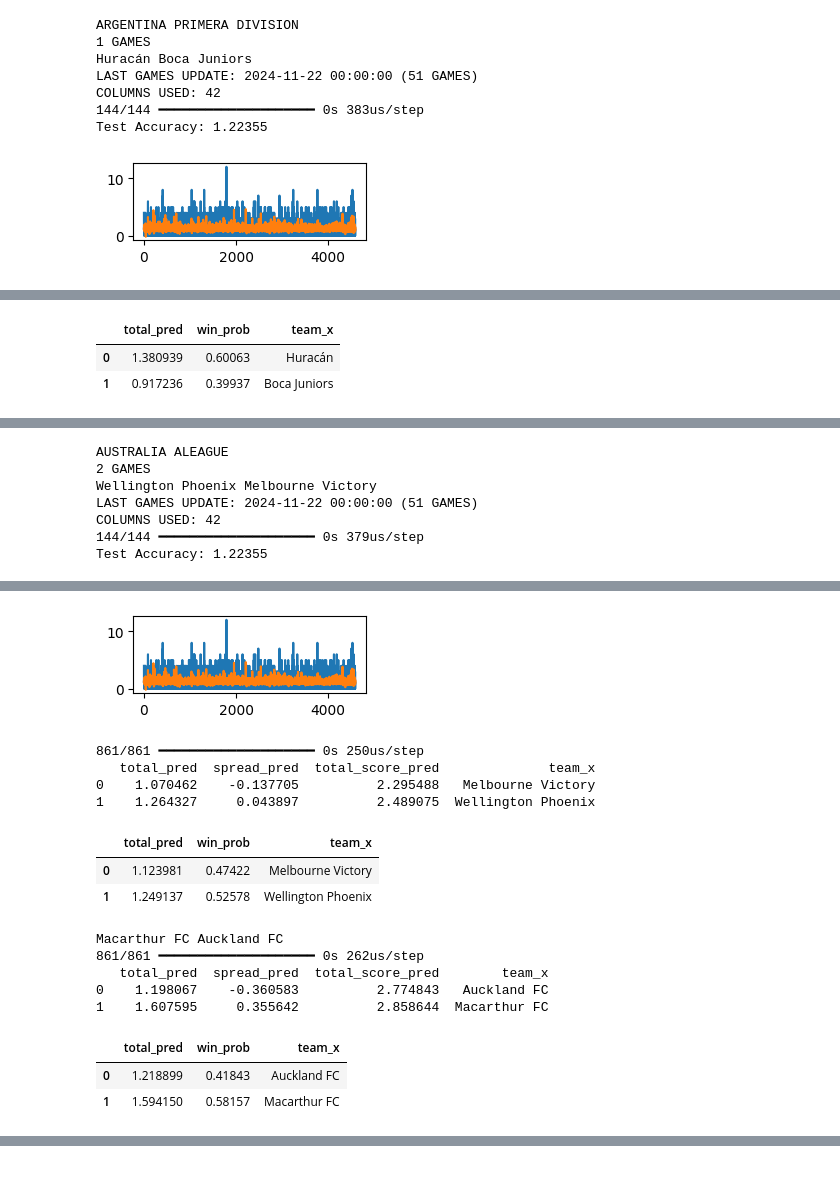
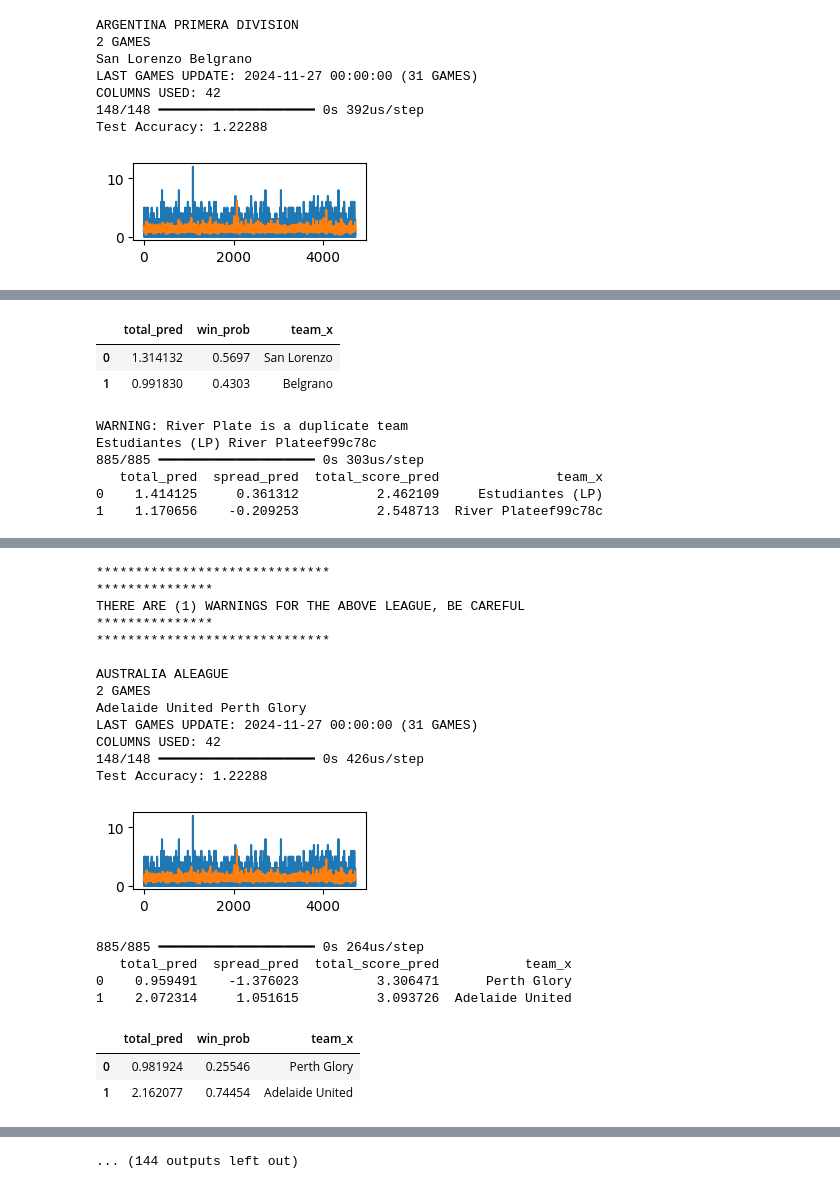
Before and after one commit to trevorscholz1/Portfolio, a Jupyter notebook: daily_lockz/models/soccer_predict.ipynb, the cells around one changed output, grey strips where cells are left out. Saved outputs shown, nothing was run; the diff lists cells and outputs as text; code cells hidden in the pictures.

```diff
--- a/daily_lockz/models/soccer_predict.ipynb
+++ b/daily_lockz/models/soccer_predict.ipynb
@@ -82,6 +82,10 @@ for SPORT in SPORTS:
         soccer_codes['Hannover 96'] = 'Hannover 96 II'
     if sport == 'ARGENTINA PRIMERA DIVISION':
         soccer_codes['Independiente'] = 'Independiente40bb0ce9'
+        soccer_codes['River Plate'] = 'River Plateef99c78c'
+    if sport == 'UEFA CHAMPS LEAGUE':
+        soccer_codes['Barcelona'] = 'Barcelona206d90db'
+        soccer_codes['Liverpool'] = 'Liverpool822bd0ba'
 
     for i, game in enumerate(games):
         commence_time = datetime.strptime(game['commence_time'], '%Y-%m-%dT%H:%M:%S%z')
@@ -336,39 +340,39 @@ for SPORT in SPORTS:
         simulations.at[i, 'a_logo'] = away_logo
         simulations.at[i, 'time'] = eastern_time
 
         if win_team == home_team:
             simulations.at[i, 'h_score'] = win_score
             simulations.at[i, 'a_score'] = lose_score
         elif lose_team == home_team:
             simulations.at[i, 'a_score'] = win_score
             simulations.at[i, 'h_score'] = lose_score
 
     simulations['datetime'] = pd.to_datetime(simulations['time'], format='%m/%d/%Y %I:%M %p')
     simulations = simulations.sort_values(by=['datetime', 'home_team']).reset_index(drop=True)
     simulations = simulations.drop(columns=['datetime'])
     display(simulations)
 
     if warnings > 0:
         print('******************************')
         print('***************')
-        print('THERE ARE WARNINGS FOR THE ABOVE LEAGUE, BE CAREFUL')
+        print(f"THERE ARE ({warnings}) WARNINGS FOR THE ABOVE LEAGUE, BE CAREFUL")
         print('***************')
-        print('******************************')
+        print('******************************\n')
 
     simulations = simulations.dropna()
     if not os.path.isfile('soccer_sims.csv'):
         simulations.to_csv('soccer_sims.csv', index=False)
     else:
         simulations.to_csv('soccer_sims.csv', mode='a', header=False, index=False)
     %reset -f
 
-# SKIP: FINLAND, IRELAND, FACUP
+# SKIP: FINLAND, IRELAND
 # %% [output]
 ARGENTINA PRIMERA DIVISION
-1 GAMES
-Huracán Boca Juniors
-LAST GAMES UPDATE: 2024-11-22 00:00:00 (51 GAMES)
+2 GAMES
+San Lorenzo Belgrano
+LAST GAMES UPDATE: 2024-11-27 00:00:00 (31 GAMES)
 COLUMNS USED: 42
-144/144 ━━━━━━━━━━━━━━━━━━━━ 0s 383us/step
-Test Accuracy: 1.22355
+148/148 ━━━━━━━━━━━━━━━━━━━━ 0s 392us/step
+Test Accuracy: 1.22288
-[figure, old version]
+[figure, new version]
@@ -379,3 +383,9 @@ Test Accuracy: 1.22355
 |  | total_pred | win_prob | team_x |
-| 0 | 1.380939 | 0.60063 | Huracán |
-| 1 | 0.917236 | 0.39937 | Boca Juniors |
+| 0 | 1.314132 | 0.5697 | San Lorenzo |
+| 1 | 0.991830 | 0.4303 | Belgrano |
+WARNING: River Plate is a duplicate team
+Estudiantes (LP) River Plateef99c78c
+885/885 ━━━━━━━━━━━━━━━━━━━━ 0s 303us/step
+   total_pred  spread_pred  total_score_pred               team_x
+0    1.414125     0.361312          2.462109     Estudiantes (LP)
+1    1.170656    -0.209253          2.548713  River Plateef99c78c
@@ -384,7 +394,0 @@ Test Accuracy: 1.22355
-AUSTRALIA ALEAGUE
-2 GAMES
-Wellington Phoenix Melbourne Victory
-LAST GAMES UPDATE: 2024-11-22 00:00:00 (51 GAMES)
-COLUMNS USED: 42
-144/144 ━━━━━━━━━━━━━━━━━━━━ 0s 379us/step
-Test Accuracy: 1.22355
@@ -391,16 +398,21 @@ Test Accuracy: 1.22355
+******************************
+***************
+THERE ARE (1) WARNINGS FOR THE ABOVE LEAGUE, BE CAREFUL
+***************
+******************************
+
+AUSTRALIA ALEAGUE
+2 GAMES
+Adelaide United Perth Glory
+LAST GAMES UPDATE: 2024-11-27 00:00:00 (31 GAMES)
+COLUMNS USED: 42
+148/148 ━━━━━━━━━━━━━━━━━━━━ 0s 426us/step
+Test Accuracy: 1.22288
-[figure, old version]
+[figure, new version]
-861/861 ━━━━━━━━━━━━━━━━━━━━ 0s 250us/step
-   total_pred  spread_pred  total_score_pred              team_x
-0    1.070462    -0.137705          2.295488   Melbourne Victory
-1    1.264327     0.043897          2.489075  Wellington Phoenix
-|  | total_pred | win_prob | team_x |
-| 0 | 1.123981 | 0.47422 | Melbourne Victory |
-| 1 | 1.249137 | 0.52578 | Wellington Phoenix |
-Macarthur FC Auckland FC
-861/861 ━━━━━━━━━━━━━━━━━━━━ 0s 262us/step
-   total_pred  spread_pred  total_score_pred        team_x
-0    1.198067    -0.360583          2.774843   Auckland FC
-1    1.607595     0.355642          2.858644  Macarthur FC
+885/885 ━━━━━━━━━━━━━━━━━━━━ 0s 264us/step
+   total_pred  spread_pred  total_score_pred           team_x
+0    0.959491    -1.376023          3.306471      Perth Glory
+1    2.072314     1.051615          3.093726  Adelaide United
 |  | total_pred | win_prob | team_x |
-| 0 | 1.218899 | 0.41843 | Auckland FC |
-| 1 | 1.594150 | 0.58157 | Macarthur FC |
+| 0 | 0.981924 | 0.25546 | Perth Glory |
+| 1 | 2.162077 | 0.74454 | Adelaide United |
@@ -410,0 +424 @@ Macarthur FC Auckland FC
+... (144 outputs left out)
```
Also changed, not shown: parts of 1 cell of this notebook, 6 other files.
